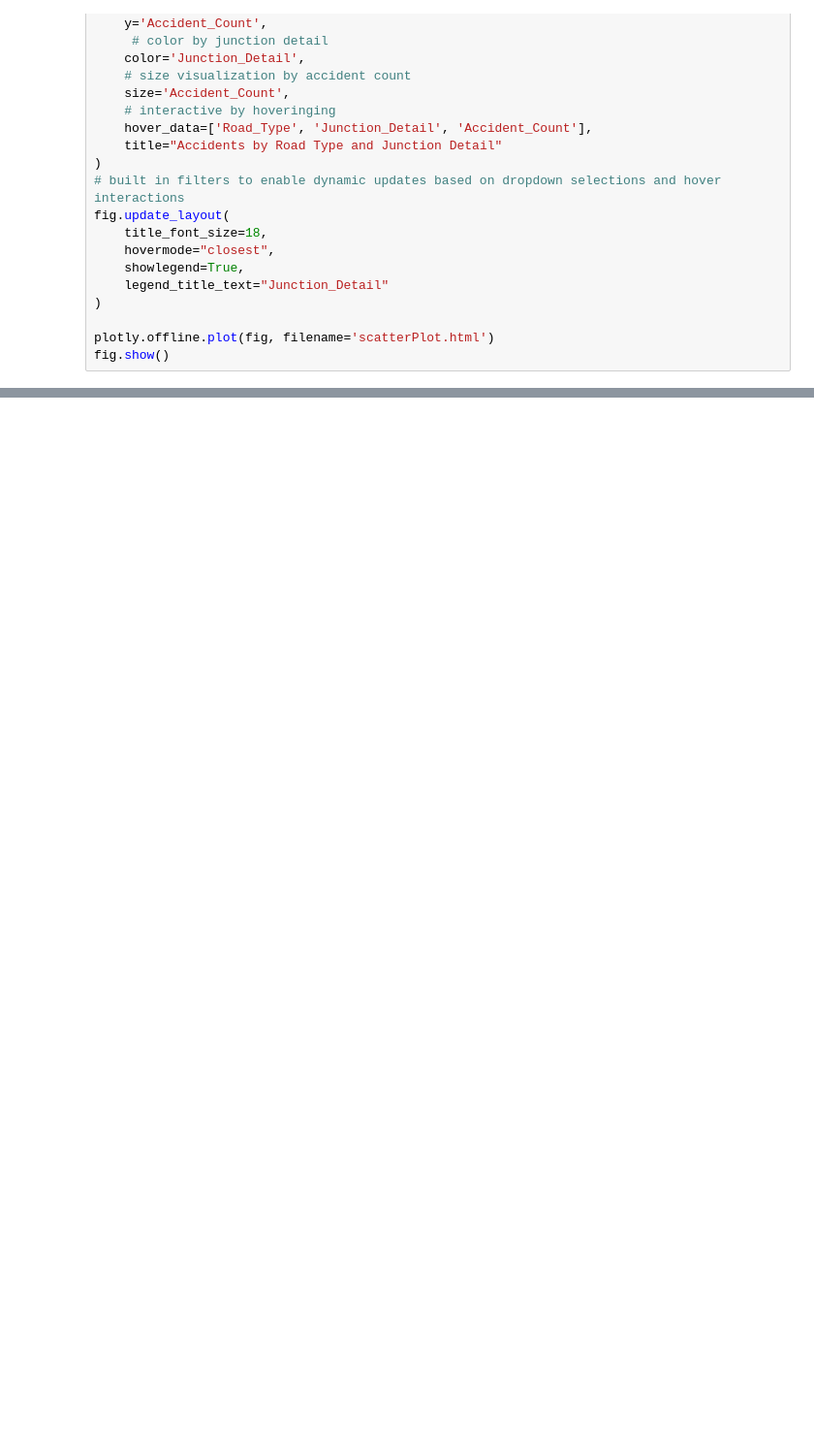
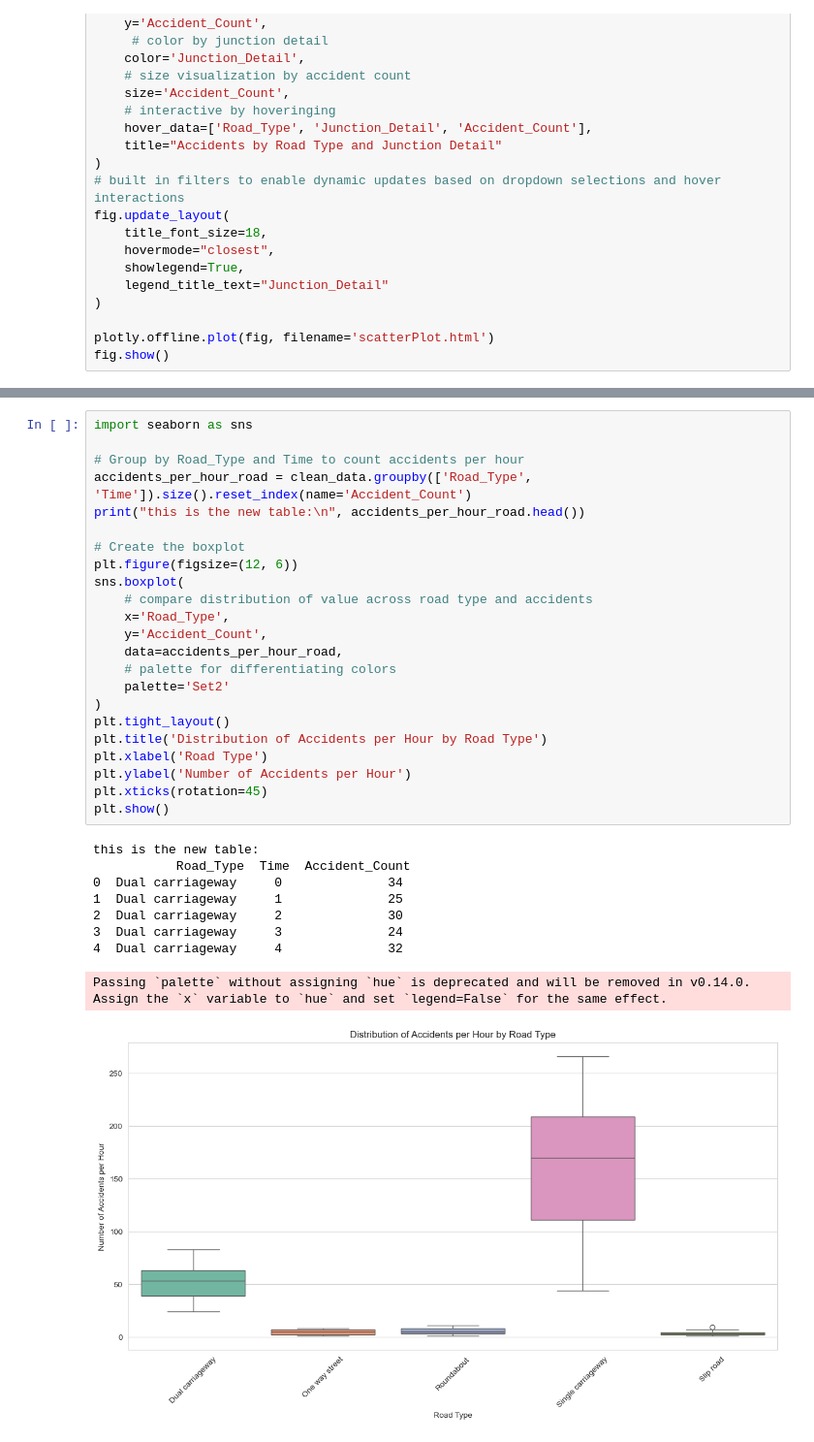
Before and after one commit to minsu3/UK-Road-Safety-Analysis, a Jupyter notebook: main.ipynb, the cells around one changed output, grey strips where cells are left out. Shown at 97% size. Drawn from its saved outputs; the diff is of its cells as text; blank space fills up the shorter version.

Commit message:
added the seaborn and matplotlib boxplot

```diff
--- a/main.ipynb
+++ b/main.ipynb
@@ -345,0 +348,33 @@ No artists with labels found to put in legend.  Note that artists whose label st
+# %%
+import seaborn as sns
+
+# Group by Road_Type and Time to count accidents per hour
+accidents_per_hour_road = clean_data.groupby(['Road_Type', 'Time']).size().reset_index(name='Accident_Count')
+print("this is the new table:\n", accidents_per_hour_road.head())
+
+# Create the boxplot
+plt.figure(figsize=(12, 6))
+sns.boxplot(
+    # compare distribution of value across road type and accidents
+    x='Road_Type',
+    y='Accident_Count',
+    data=accidents_per_hour_road,
+    # palette for differentiating colors
+    palette='Set2'
+)
+plt.tight_layout()
+plt.title('Distribution of Accidents per Hour by Road Type')
+plt.xlabel('Road Type')
+plt.ylabel('Number of Accidents per Hour')
+plt.xticks(rotation=45)
+plt.show()
+# %% [output]
+this is the new table:
+           Road_Type  Time  Accident_Count
+0  Dual carriageway     0              34
+1  Dual carriageway     1              25
+2  Dual carriageway     2              30
+3  Dual carriageway     3              24
+4  Dual carriageway     4              32
+Passing `palette` without assigning `hue` is deprecated and will be removed in v0.14.0. Assign the `x` variable to `hue` and set `legend=False` for the same effect.
+[figure, added]
```
Also changed, not shown: parts of 4 cells of this notebook, 4 other files.
